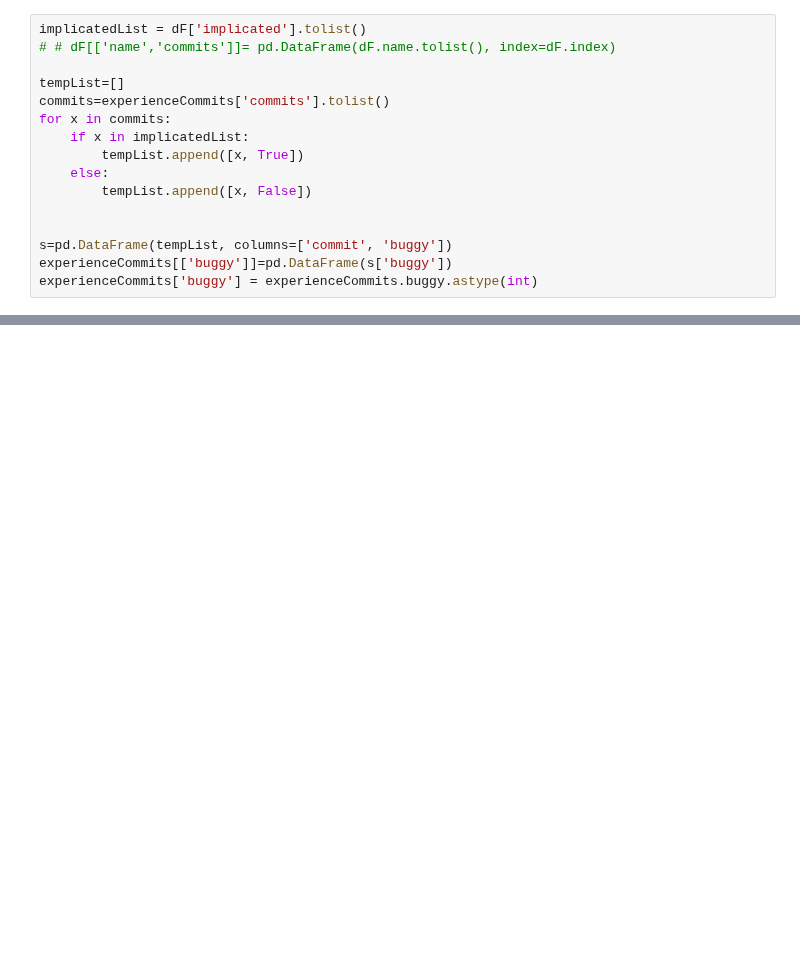
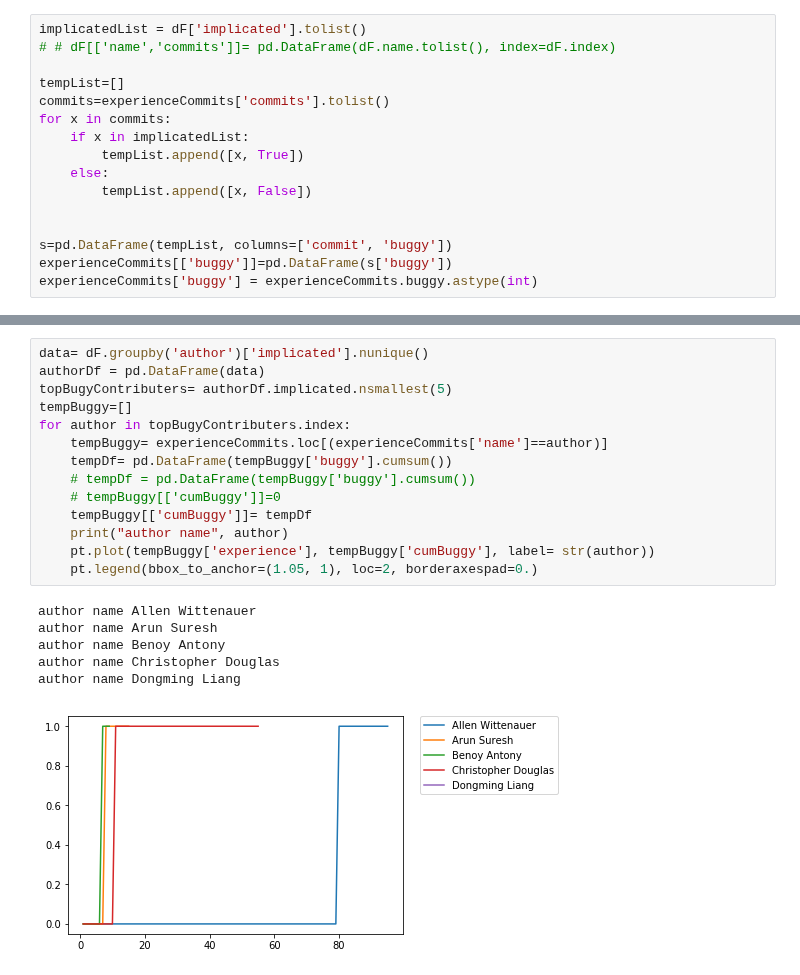
Before and after one commit to eff-kay/expertise_analysis, a Jupyter notebook: expertise-explorer.ipynb, the cells around one changed output, grey strips where cells are left out. Cells and saved outputs as stored; diff of their text form; blank space fills up the shorter version.

```diff
--- a/expertise-explorer.ipynb
+++ b/expertise-explorer.ipynb
@@ -88,0 +153,21 @@ pt.savefig('histDefects.pdf', bbox_inches="tight")
+# %%
+data= dF.groupby('author')['implicated'].nunique()
+authorDf = pd.DataFrame(data)
+topBugyContributers= authorDf.implicated.nsmallest(5)
+tempBuggy=[]
+for author in topBugyContributers.index:
+    tempBuggy= experienceCommits.loc[(experienceCommits['name']==author)]
+    tempDf= pd.DataFrame(tempBuggy['buggy'].cumsum())
+    # tempDf = pd.DataFrame(tempBuggy['buggy'].cumsum())
+    # tempBuggy[['cumBuggy']]=0
+    tempBuggy[['cumBuggy']]= tempDf
+    print("author name", author)
+    pt.plot(tempBuggy['experience'], tempBuggy['cumBuggy'], label= str(author))
+    pt.legend(bbox_to_anchor=(1.05, 1), loc=2, borderaxespad=0.)
+# %% [output]
+author name Allen Wittenauer
+author name Arun Suresh
+author name Benoy Antony
+author name Christopher Douglas
+author name Dongming Liang
+[figure, added]
```
Also changed, not shown: parts of 10 cells of this notebook, 3 other files.
